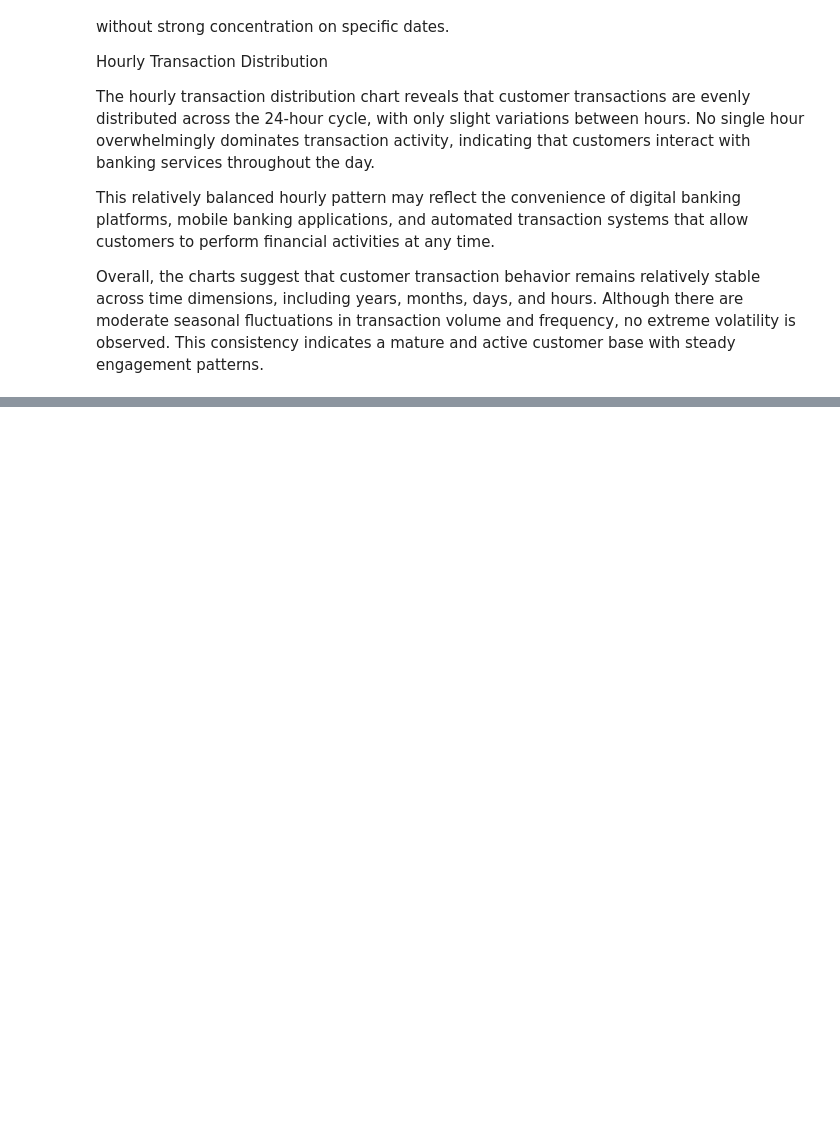
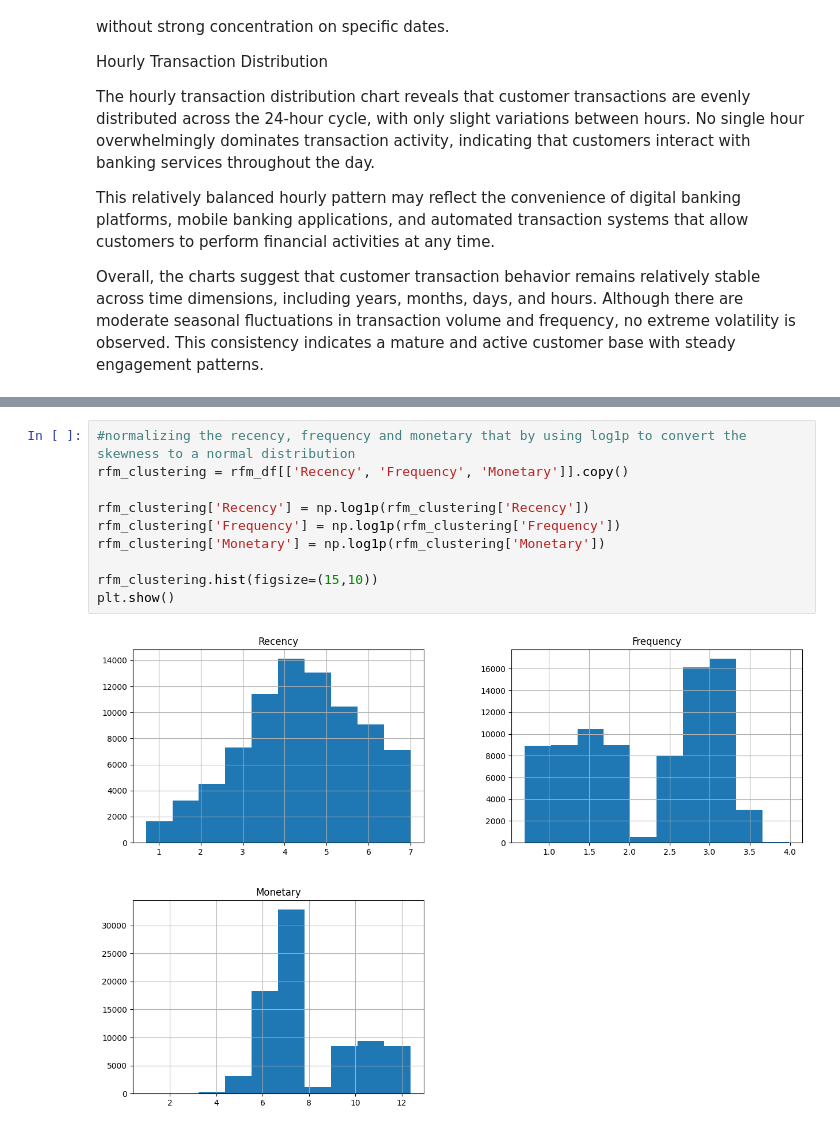
Before and after one commit to isiakpereaghogho/Customer_Segmentation_in_Retail_Banking--Apex_Trust_Bank, a Jupyter notebook: Customer Segmentation in Apex Trust Bank.ipynb, the cells around one changed output, grey strips where cells are left out. Saved outputs shown, nothing was run; the diff lists cells and outputs as text; blank space fills up the shorter version.

```diff
--- a/Customer Segmentation in Apex Trust Bank.ipynb
+++ b/Customer Segmentation in Apex Trust Bank.ipynb
@@ -812,0 +958,12 @@ Overall, the charts suggest that customer transaction behavior remains relativel
+# %%
+#normalizing the recency, frequency and monetary that by using log1p to convert the skewness to a normal distribution
+rfm_clustering = rfm_df[['Recency', 'Frequency', 'Monetary']].copy()
+
+rfm_clustering['Recency'] = np.log1p(rfm_clustering['Recency'])
+rfm_clustering['Frequency'] = np.log1p(rfm_clustering['Frequency'])
+rfm_clustering['Monetary'] = np.log1p(rfm_clustering['Monetary'])
+
+rfm_clustering.hist(figsize=(15,10))
+plt.show()
+# %% [output]
+[figure, added]
```
Also changed, not shown: parts of 39 cells of this notebook, 1 other file.
